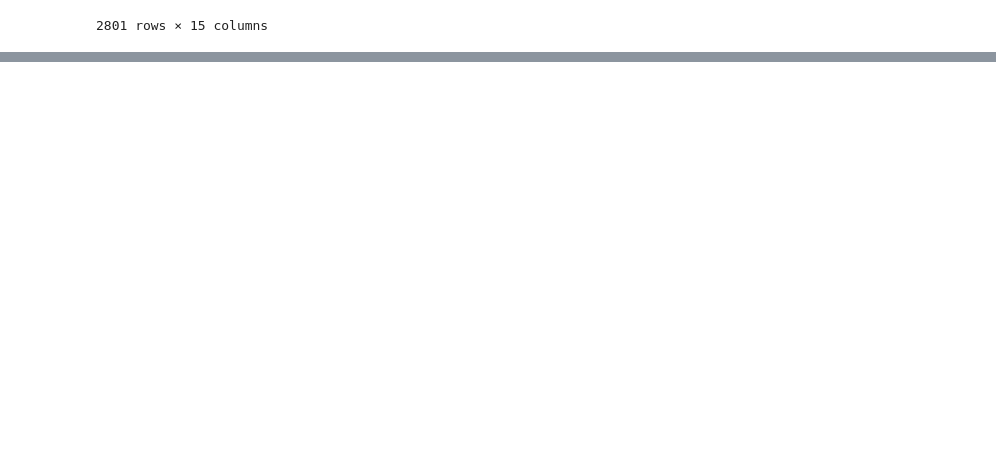
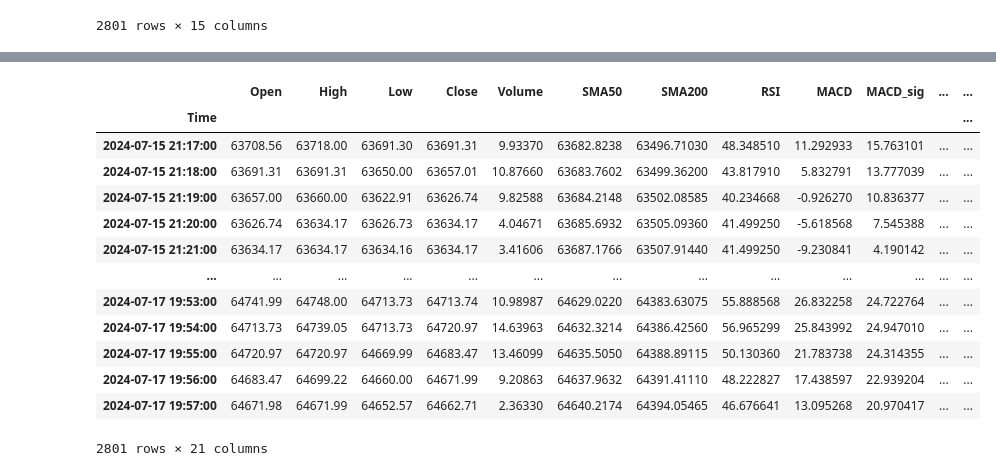
Before and after one commit to nolanspecter/binance_trading_bot, a Jupyter notebook: bot.ipynb, the cells around one changed output, grey strips where cells are left out. Drawn from its saved outputs; the diff is of its cells as text; code cells hidden in the pictures; blank space fills up the shorter version.

Commit message:
Buy/Sell Concensus Between TAs

```diff
--- a/bot.ipynb
+++ b/bot.ipynb
@@ -124,0 +109,18 @@ df['Signal_momentum'] = np.where(momentum_buy_cond, 1, np.where(momentum_sell_co
+# %%
+df['Buy/Sell Consensus'] = df['Signal_sma'] + df['Signal_macd'] + df['Signal_rsi'] + df['Signal_adx'] + df['Signal_momentum']
+df
+# %% [output]
+|  | Open | High | Low | Close | Volume | SMA50 | SMA200 | RSI | MACD | MACD_sig | ... | ... |
+| Time |  |  |  |  |  |  |  |  |  |  |  | ... |
+| 2024-07-15 21:17:00 | 63708.56 | 63718.00 | 63691.30 | 63691.31 | 9.93370 | 63682.8238 | 63496.71030 | 48.348510 | 11.292933 | 15.763101 | ... | ... |
+| 2024-07-15 21:18:00 | 63691.31 | 63691.31 | 63650.00 | 63657.01 | 10.87660 | 63683.7602 | 63499.36200 | 43.817910 | 5.832791 | 13.777039 | ... | ... |
+| 2024-07-15 21:19:00 | 63657.00 | 63660.00 | 63622.91 | 63626.74 | 9.82588 | 63684.2148 | 63502.08585 | 40.234668 | -0.926270 | 10.836377 | ... | ... |
+| 2024-07-15 21:20:00 | 63626.74 | 63634.17 | 63626.73 | 63634.17 | 4.04671 | 63685.6932 | 63505.09360 | 41.499250 | -5.618568 | 7.545388 | ... | ... |
+| 2024-07-15 21:21:00 | 63634.17 | 63634.17 | 63634.16 | 63634.17 | 3.41606 | 63687.1766 | 63507.91440 | 41.499250 | -9.230841 | 4.190142 | ... | ... |
+| ... | ... | ... | ... | ... | ... | ... | ... | ... | ... | ... | ... | ... |
+| 2024-07-17 19:53:00 | 64741.99 | 64748.00 | 64713.73 | 64713.74 | 10.98987 | 64629.0220 | 64383.63075 | 55.888568 | 26.832258 | 24.722764 | ... | ... |
+| 2024-07-17 19:54:00 | 64713.73 | 64739.05 | 64713.73 | 64720.97 | 14.63963 | 64632.3214 | 64386.42560 | 56.965299 | 25.843992 | 24.947010 | ... | ... |
+| 2024-07-17 19:55:00 | 64720.97 | 64720.97 | 64669.99 | 64683.47 | 13.46099 | 64635.5050 | 64388.89115 | 50.130360 | 21.783738 | 24.314355 | ... | ... |
+| 2024-07-17 19:56:00 | 64683.47 | 64699.22 | 64660.00 | 64671.99 | 9.20863 | 64637.9632 | 64391.41110 | 48.222827 | 17.438597 | 22.939204 | ... | ... |
+| 2024-07-17 19:57:00 | 64671.98 | 64671.99 | 64652.57 | 64662.71 | 2.36330 | 64640.2174 | 64394.05465 | 46.676641 | 13.095268 | 20.970417 | ... | ... |
+2801 rows × 21 columns
```
Also changed, not shown: parts of 1 cell of this notebook.
